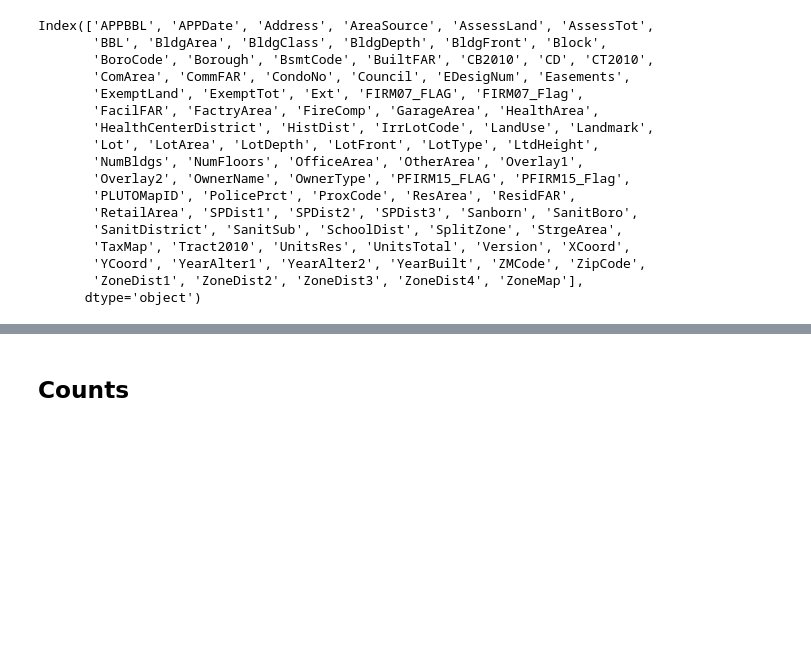
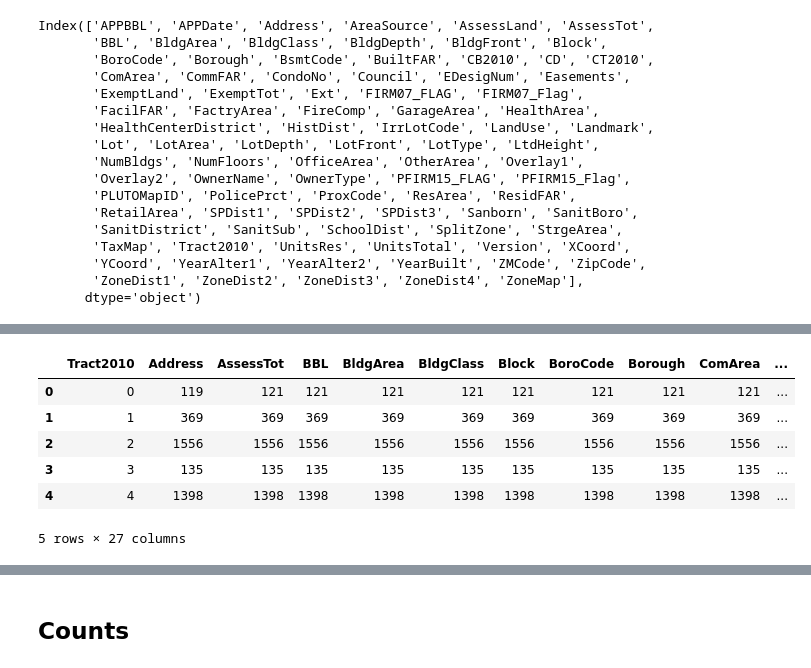
Before and after one commit to tharma3/patrol_allocation, a Jupyter notebook: notebooks/Pluto_data.ipynb, the cells around one changed output, grey strips where cells are left out. Saved outputs shown, nothing was run; the diff lists cells and outputs as text; code cells hidden in the pictures; blank space fills up the shorter version.

```diff
--- a/notebooks/Pluto_data.ipynb
+++ b/notebooks/Pluto_data.ipynb
@@ -65,8 +65,10 @@ Index(['APPBBL', 'APPDate', 'Address', 'AreaSource', 'AssessLand', 'AssessTot',
        'ZoneDist1', 'ZoneDist2', 'ZoneDist3', 'ZoneDist4', 'ZoneMap'],
       dtype='object')
 # %%
-nycplutoR = nycpluto[['Address', 'AssessTot', 'BBL', 'BldgArea', 'BldgClass', 'Block', 'BoroCode',
-                     'Borough', 'ComArea', 'CT2010', 'LandUse', 'PolicePrct', 'ResArea', 'RetailArea', 'Tract2010',
+nycplutoR = nycpluto[['Address', 'AssessLand', 'AssessTot', 'BBL',
+                      'BldgArea', 'BldgClass', 'Block', 'BoroCode',
+                     'Borough', 'ComArea', 'CT2010', 'LandUse',
+                      'PolicePrct', 'ResArea', 'RetailArea', 'Tract2010',
                      'UnitsRes', 'UnitsTotal', 'XCoord', 'YCoord', 'YearBuilt', 'ZipCode', 'ZoneDist1',
                       'ZoneDist2', 'ZoneDist3', 'ZoneDist4', 'AssessLand', 'RetailArea']]
 # %%
@@ -96,6 +98,19 @@ nycplutoR.describe()
 | 50% | 3.151800e+04 | 4.008560e+09 | 2.060000e+03 | 4858.000000 | 4.000000 | 0.000000e+00 | 357.000000 | 1.000000 | 102.000000 | 1.712000e+03 | ... |
 | 75% | 4.747500e+04 | 4.104830e+09 | 3.063000e+03 | 7475.000000 | 4.000000 | 0.000000e+00 | 664.000000 | 2.000000 | 111.000000 | 2.440000e+03 | ... |
 | max | 6.957915e+09 | 5.080500e+09 | 2.400000e+07 | 16350.000000 | 5.000000 | 2.400000e+07 | 9901.000000 | 11.000000 | 123.000000 | 1.321140e+07 | ... |
+# %%
+# Groupby Census Tract
+
+plutoCT = nycplutoR.groupby(by='Tract2010').count().reset_index()
+plutoCT.head()
+# %% [output]
+|  | Tract2010 | Address | AssessTot | BBL | BldgArea | BldgClass | Block | BoroCode | Borough | ComArea | ... |
+| 0 | 0 | 119 | 121 | 121 | 121 | 121 | 121 | 121 | 121 | 121 | ... |
+| 1 | 1 | 369 | 369 | 369 | 369 | 369 | 369 | 369 | 369 | 369 | ... |
+| 2 | 2 | 1556 | 1556 | 1556 | 1556 | 1556 | 1556 | 1556 | 1556 | 1556 | ... |
+| 3 | 3 | 135 | 135 | 135 | 135 | 135 | 135 | 135 | 135 | 135 | ... |
+| 4 | 4 | 1398 | 1398 | 1398 | 1398 | 1398 | 1398 | 1398 | 1398 | 1398 | ... |
+5 rows × 27 columns
 # %%
 # grouping by police precinct, taking the mean for each measure
 plutoG = nycplutoR.groupby(by='PolicePrct').mean().reset_index()
```
Also changed, not shown: parts of 10 cells of this notebook.
